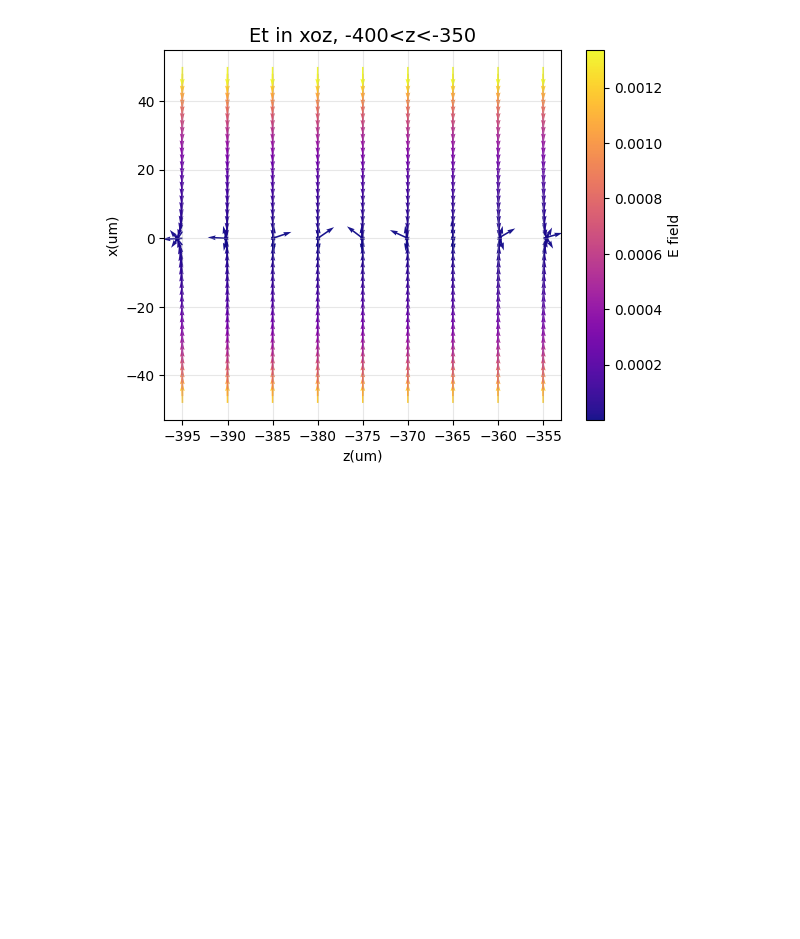
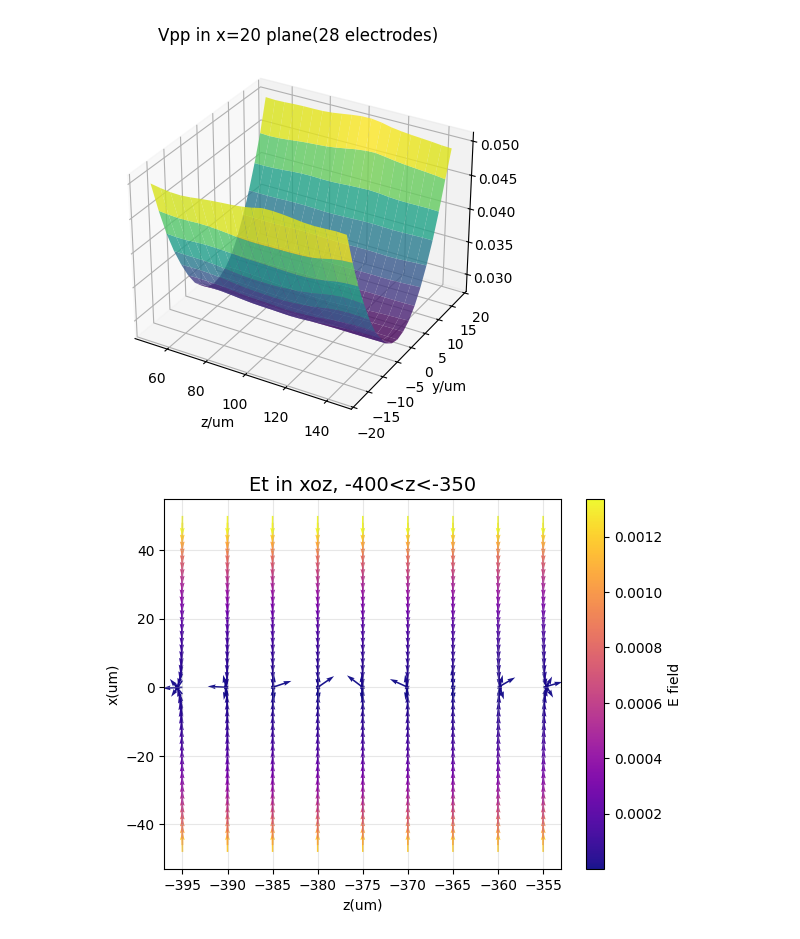
Before and after one commit to ylctql/ion-dynamic-simulation, a Jupyter notebook: src/field.ipynb, the cells around one changed output. Saved outputs shown, nothing was run; the diff lists cells and outputs as text; code cells hidden in the pictures; blank space fills up the shorter version.

```diff
--- a/src/field.ipynb
+++ b/src/field.ipynb
@@ -174,3 +220,29 @@ plt.show()
+# %%
+# yoz plane, surface
+coord_x = basis.coordinate_um[0]
+coord_y = basis.coordinate_um[1]
+coord_z = basis.coordinate_um[2]
+# mask_x = (coord_x>-bound) & (coord_x<bound)
+mask_y = (coord_y>-20) & (coord_y<20)
+mask_z = (coord_z<150) & (coord_z>=50)
+# x_mid = int(np.ceil(shape[0]/2))
+x_target = np.argmin(np.abs(coord_x-20))    #找到离x=20最近的x
+Vpp_x0 = Vpp[x_target, :, :][np.ix_(mask_y, mask_z)]
+Vs_x0 = Vs[x_target, :, :][np.ix_(mask_y, mask_z)]
+Vt_x0 = Vpp_x0 + Vs_x0
+fig = plt.figure(figsize=(20, 5))
+ax = fig.add_subplot(111, projection='3d')
+Z, Y = np.meshgrid(coord_z[mask_z], coord_y[mask_y])
+surf = ax.plot_surface(Z, Y, Vpp_x0, cmap='viridis', alpha=0.8)
+# pc = plt.pcolormesh(coord_z[mask_z], coord_y[mask_y], Vpp_x0, shading='auto', cmap='viridis')
+# plt.colorbar(pc, label='Value')
+plt.xlabel('z/um')
+plt.ylabel('y/um')
+plt.title('Vpp in x=20 plane(28 electrodes)')
+# plt.gca().set_aspect("equal")
+plt.show()
+# %% [output]
+[figure, added]
 # %%
 # E field
 mask_x = (coord_x>-50) & (coord_x<50)
```
Also changed, not shown: parts of 5 cells of this notebook, 11 other files.
